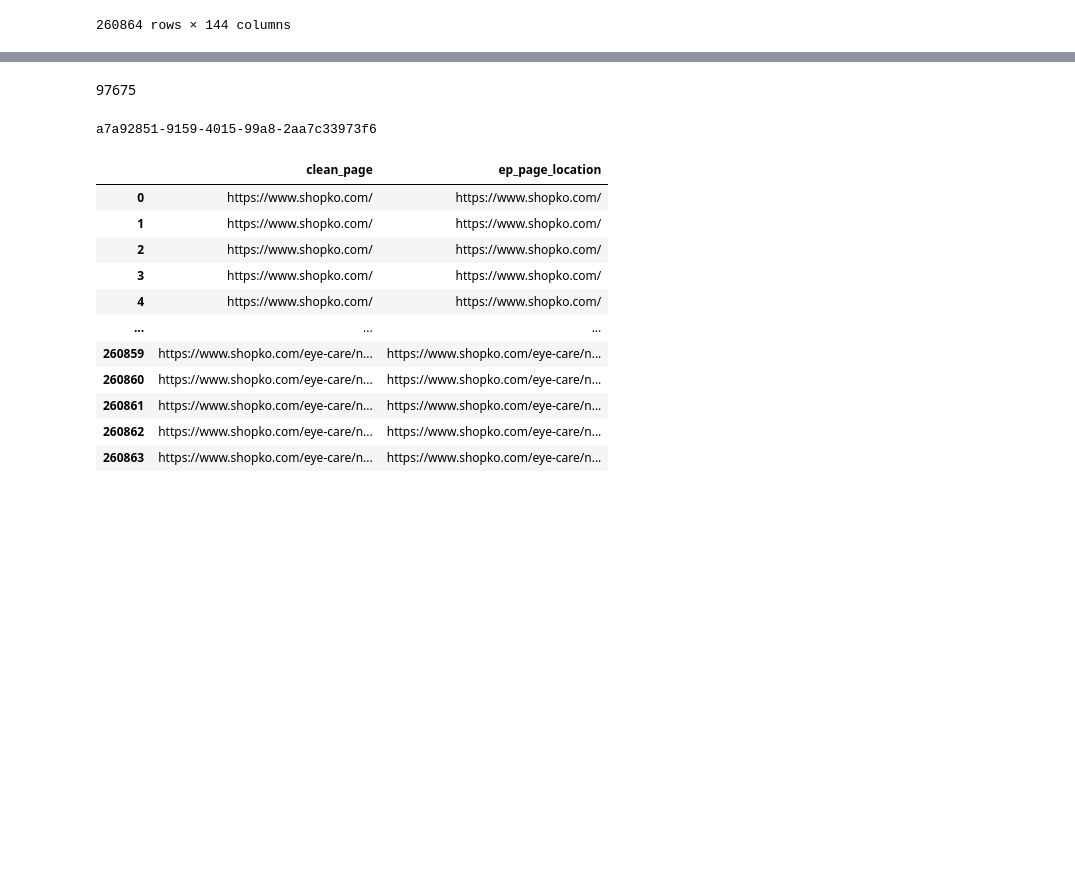
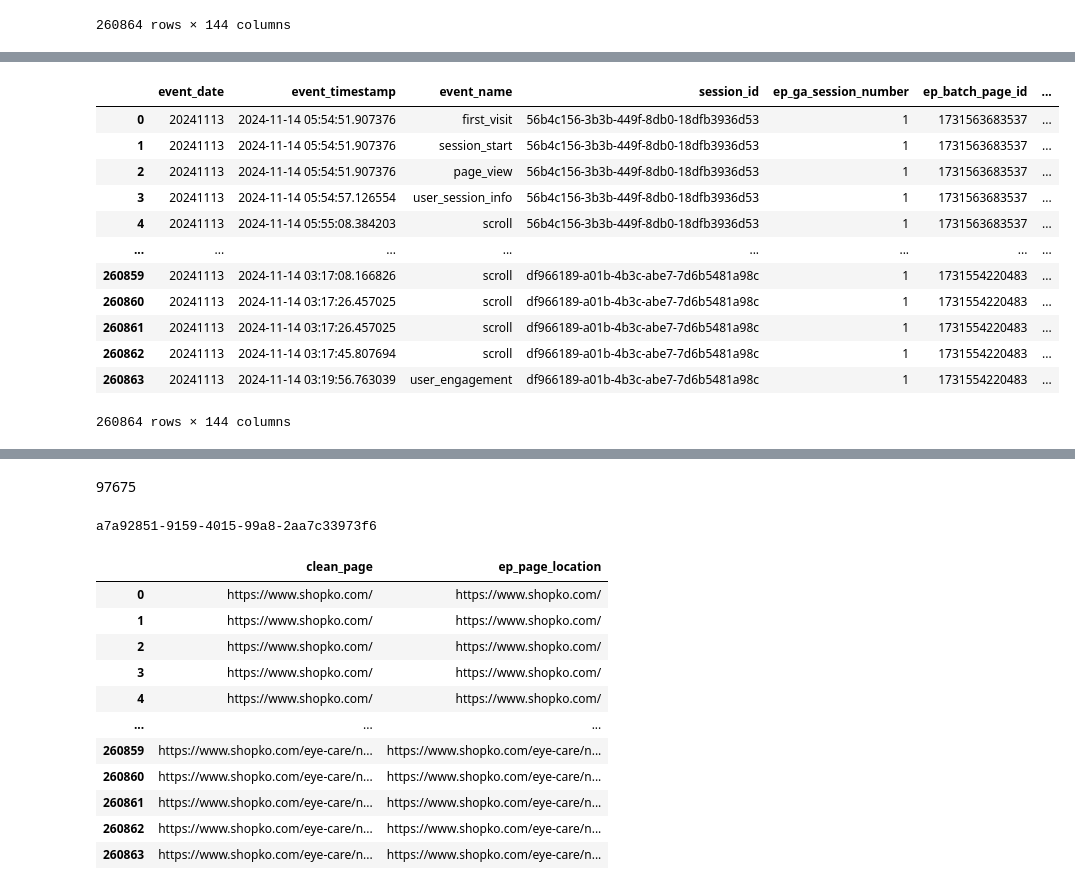
Before and after one commit to AliGohar2151/Data-Engineering, a Jupyter notebook: Google Analytics Data/notebook/events_pageview_identifier.ipynb, the cells around one changed output, grey strips where cells are left out. Cells and saved outputs as stored; diff of their text form; code cells hidden in the pictures; blank space fills up the shorter version.

```diff
--- a/Google Analytics Data/notebook/events_pageview_identifier.ipynb
+++ b/Google Analytics Data/notebook/events_pageview_identifier.ipynb
@@ -20,0 +69,2 @@ df
+# %%
+df = reorder_columns(df, insert_after="session_id", target_col="user_prop_user_client_id")
@@ -20,0 +90,23 @@ df
+# %%
+df3 = reorder_columns(
+    df,
+    desired_order=["event_date", "event_timestamp","event_name"],
+    insert_after=["session_id", "ep_ga_session_number"],
+    target_col="event_name"
+)
+# %%
+df3
+# %% [output]
+|  | event_date | event_timestamp | event_name | session_id | ep_ga_session_number | ep_batch_page_id | ... |
+| 0 | 20241113 | 2024-11-14 05:54:51.907376 | first_visit | 56b4c156-3b3b-449f-8db0-18dfb3936d53 | 1 | 1731563683537 | ... |
+| 1 | 20241113 | 2024-11-14 05:54:51.907376 | session_start | 56b4c156-3b3b-449f-8db0-18dfb3936d53 | 1 | 1731563683537 | ... |
+| 2 | 20241113 | 2024-11-14 05:54:51.907376 | page_view | 56b4c156-3b3b-449f-8db0-18dfb3936d53 | 1 | 1731563683537 | ... |
+| 3 | 20241113 | 2024-11-14 05:54:57.126554 | user_session_info | 56b4c156-3b3b-449f-8db0-18dfb3936d53 | 1 | 1731563683537 | ... |
+| 4 | 20241113 | 2024-11-14 05:55:08.384203 | scroll | 56b4c156-3b3b-449f-8db0-18dfb3936d53 | 1 | 1731563683537 | ... |
+| ... | ... | ... | ... | ... | ... | ... | ... |
+| 260859 | 20241113 | 2024-11-14 03:17:08.166826 | scroll | df966189-a01b-4b3c-abe7-7d6b5481a98c | 1 | 1731554220483 | ... |
+| 260860 | 20241113 | 2024-11-14 03:17:26.457025 | scroll | df966189-a01b-4b3c-abe7-7d6b5481a98c | 1 | 1731554220483 | ... |
+| 260861 | 20241113 | 2024-11-14 03:17:26.457025 | scroll | df966189-a01b-4b3c-abe7-7d6b5481a98c | 1 | 1731554220483 | ... |
+| 260862 | 20241113 | 2024-11-14 03:17:45.807694 | scroll | df966189-a01b-4b3c-abe7-7d6b5481a98c | 1 | 1731554220483 | ... |
+| 260863 | 20241113 | 2024-11-14 03:19:56.763039 | user_engagement | df966189-a01b-4b3c-abe7-7d6b5481a98c | 1 | 1731554220483 | ... |
+260864 rows × 144 columns
```
Also changed, not shown: parts of 6 cells of this notebook, 3 other files.
